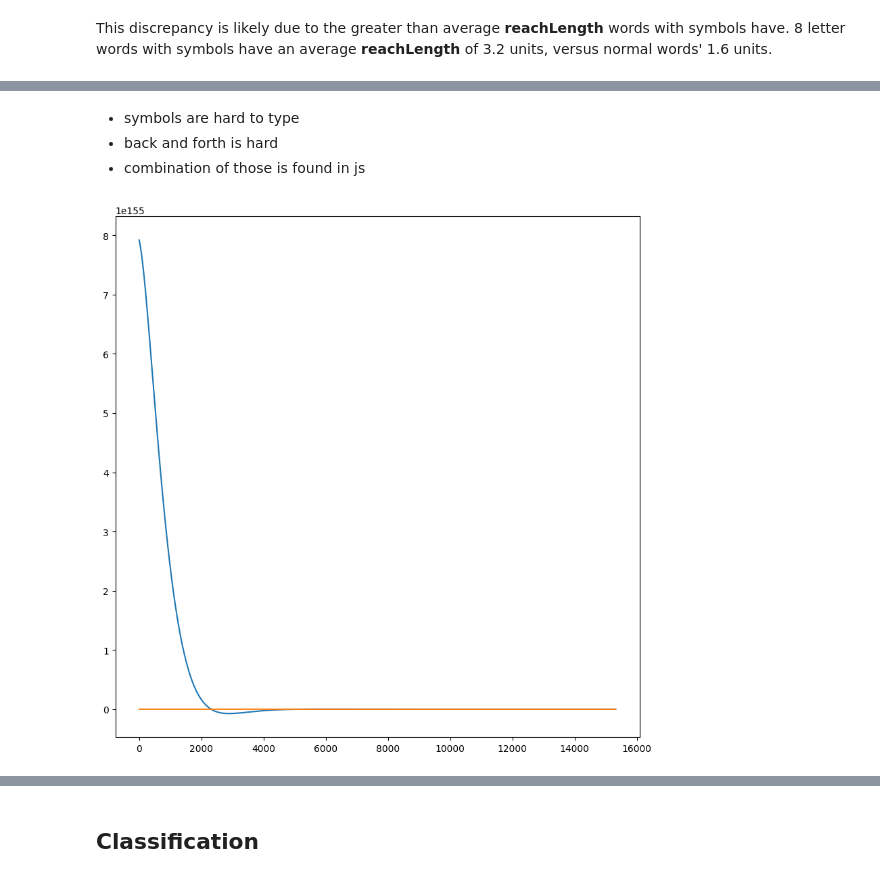
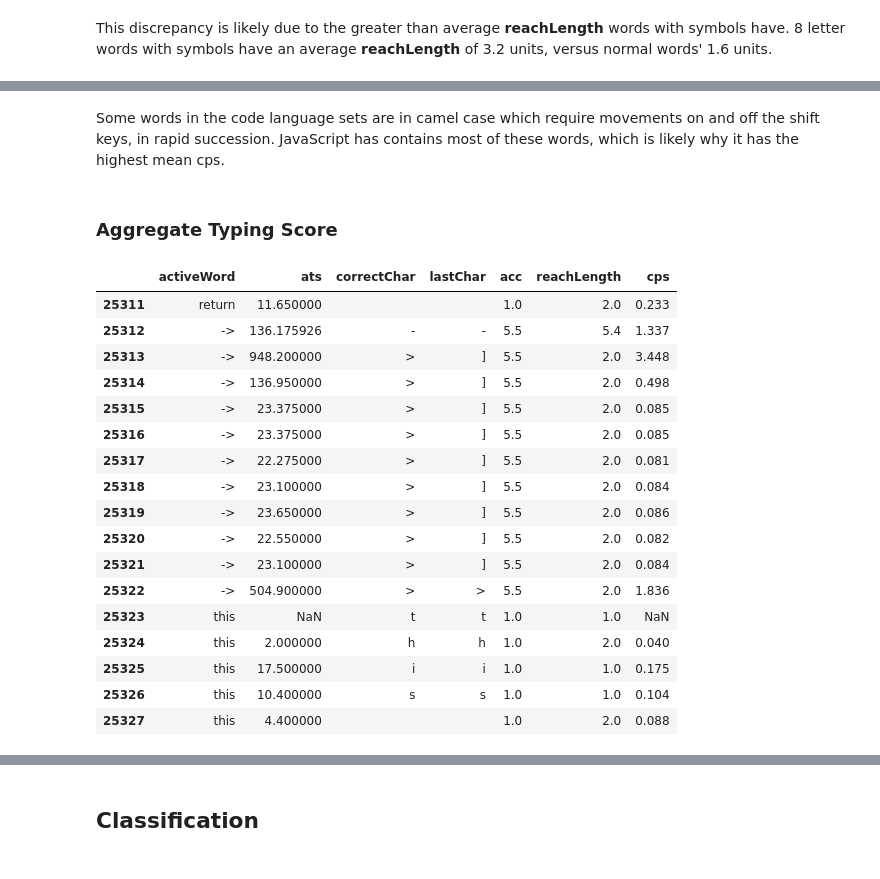
Before and after one commit to rmchorgh/MonkeyTypeMachineLearn, a Jupyter notebook: main.ipynb, the cells around one changed output, grey strips where cells are left out. Saved outputs shown, nothing was run; the diff lists cells and outputs as text; code cells hidden in the pictures.

```diff
--- a/main.ipynb
+++ b/main.ipynb
@@ -564,23 +551,26 @@ Name: reachLength, Length: 166, dtype: float64 units
-# %% [markdown]
-- symbols are hard to type
-- back and forth is hard
-- combination of those is found in js
-# %%
-from scipy.interpolate import make_interp_spline as spline
-from numpy import linspace
-
-f, a = subplots(figsize=(10, 10))
-
-for x in [df.acc, df.ats.fillna(0).div(100)]:
-	lin = linspace(x.min(), x.max(), len(df) // 2)
-	smo = spline(range(len(x)), x, k=1+(len(df) // 100))
-	a.plot(smo(lin))
-# acc = gauss([r], df.acc)
-# ats = gauss([r], df.ats.div(1000))
-# a.plot(r, cps)
-# a.plot(r, ats)
-# df.plot.line(y='cps', ax=a)
-# df.plot.line(y='acc', ax=a)
-# df.ats.apply(lambda x: x * 0.01).plot.line(y='ats', ax=a)
-# %% [output]
-[figure, removed]
+# %% [markdown]
+Some words in the code language sets are in camel case which require movements on and off the shift keys, in rapid succession. JavaScript has contains most of these words, which is likely why it has the highest mean cps.
+# %% [markdown]
+### Aggregate Typing Score
+# %%
+# df[df.ats > 800]
+df.iloc[surrounding(25313+6, 8)][['activeWord','ats','correctChar', 'lastChar', "acc", 'reachLength', 'cps']]
+# %% [output]
+|  | activeWord | ats | correctChar | lastChar | acc | reachLength | cps |
+| 25311 | return | 11.650000 |  |  | 1.0 | 2.0 | 0.233 |
+| 25312 | -> | 136.175926 | - | - | 5.5 | 5.4 | 1.337 |
+| 25313 | -> | 948.200000 | > | ] | 5.5 | 2.0 | 3.448 |
+| 25314 | -> | 136.950000 | > | ] | 5.5 | 2.0 | 0.498 |
+| 25315 | -> | 23.375000 | > | ] | 5.5 | 2.0 | 0.085 |
+| 25316 | -> | 23.375000 | > | ] | 5.5 | 2.0 | 0.085 |
+| 25317 | -> | 22.275000 | > | ] | 5.5 | 2.0 | 0.081 |
+| 25318 | -> | 23.100000 | > | ] | 5.5 | 2.0 | 0.084 |
+| 25319 | -> | 23.650000 | > | ] | 5.5 | 2.0 | 0.086 |
+| 25320 | -> | 22.550000 | > | ] | 5.5 | 2.0 | 0.082 |
+| 25321 | -> | 23.100000 | > | ] | 5.5 | 2.0 | 0.084 |
+| 25322 | -> | 504.900000 | > | > | 5.5 | 2.0 | 1.836 |
+| 25323 | this | NaN | t | t | 1.0 | 1.0 | NaN |
+| 25324 | this | 2.000000 | h | h | 1.0 | 2.0 | 0.040 |
+| 25325 | this | 17.500000 | i | i | 1.0 | 1.0 | 0.175 |
+| 25326 | this | 10.400000 | s | s | 1.0 | 1.0 | 0.104 |
+| 25327 | this | 4.400000 |  |  | 1.0 | 2.0 | 0.088 |
```
Also changed, not shown: parts of 8 cells of this notebook, 1 other file.
